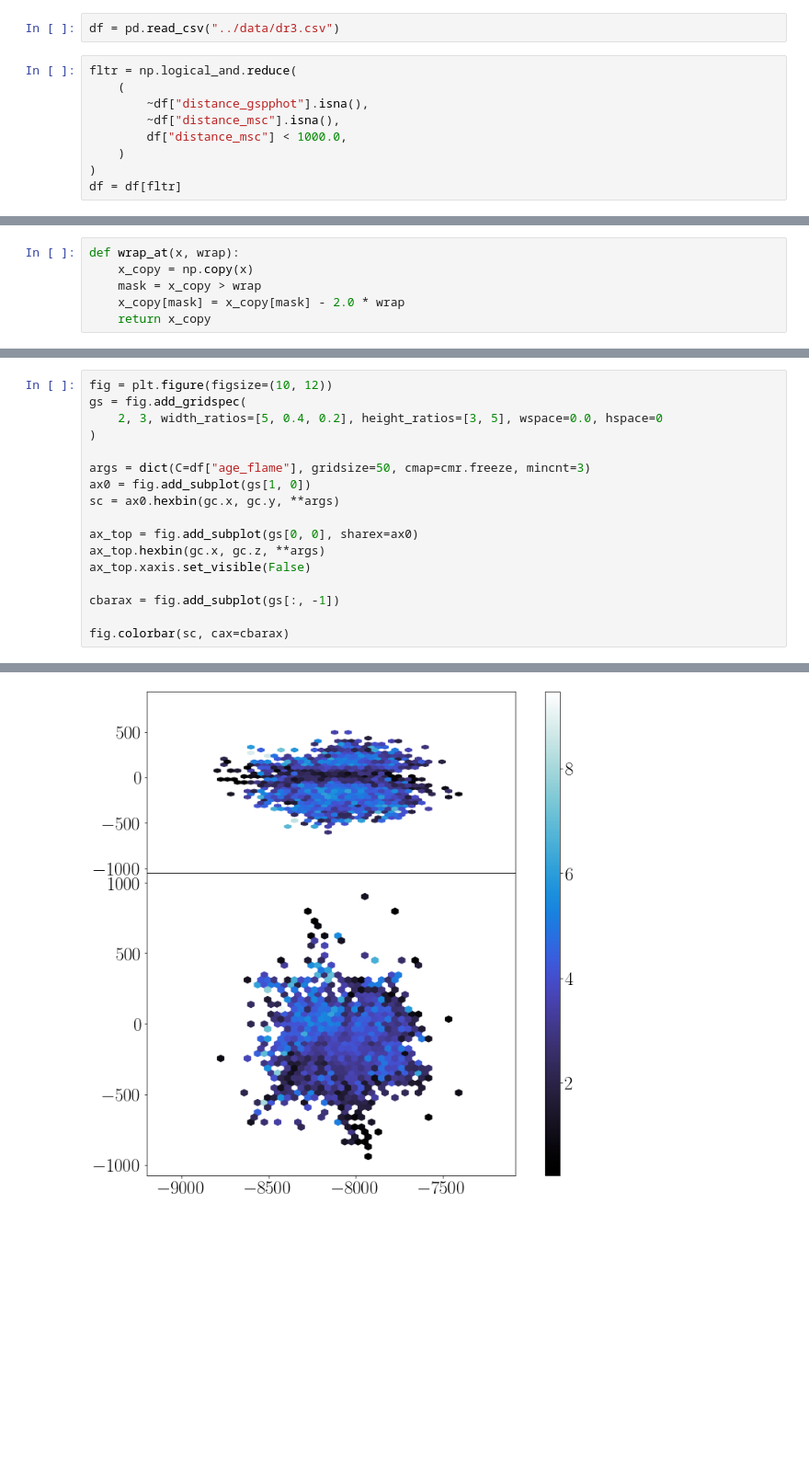
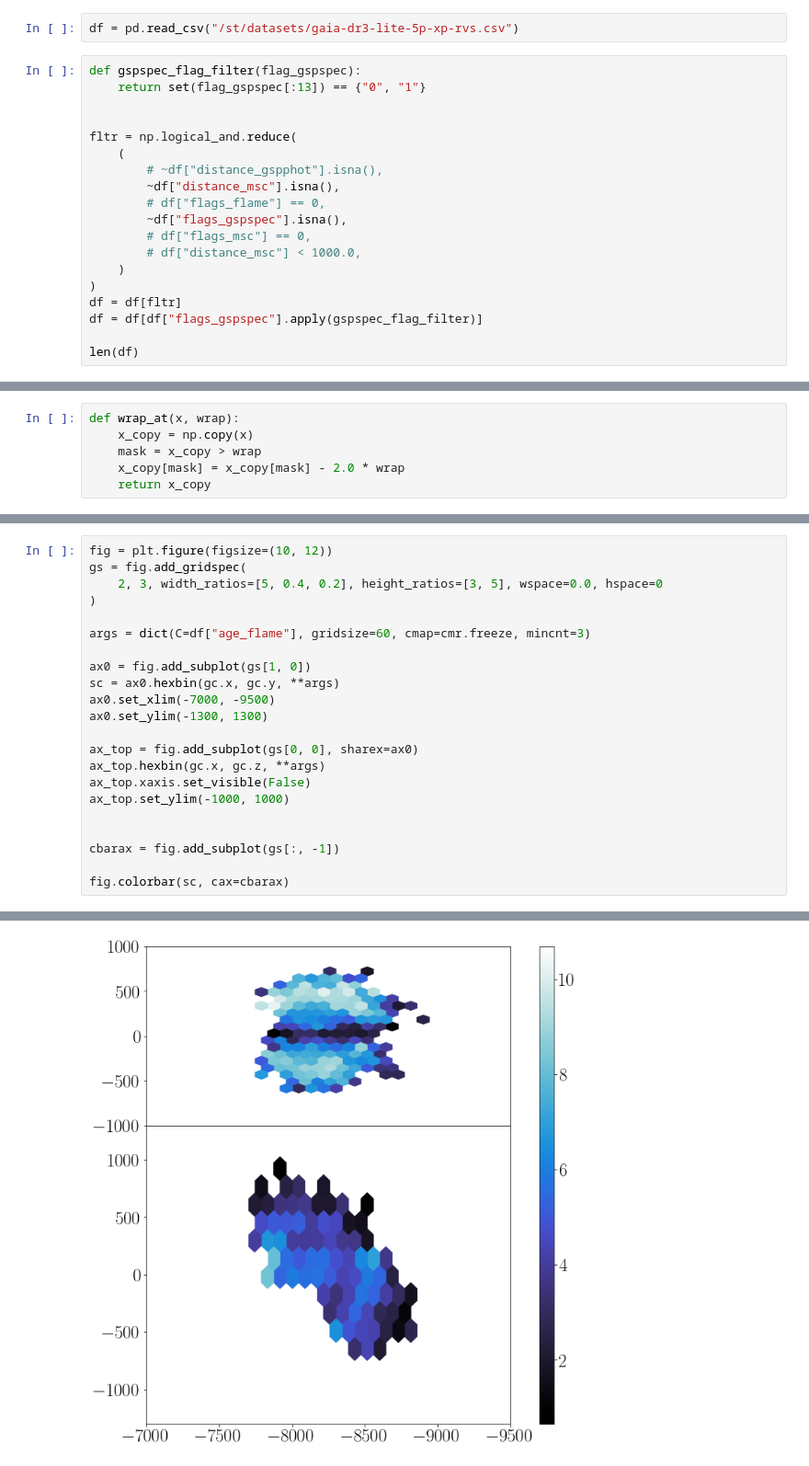
Before and after one commit to al-jshen/jx, a Jupyter notebook: notebooks/dr3.ipynb, the cells around one changed output, grey strips where cells are left out. Shown at 92% size. Saved outputs shown, nothing was run; the diff lists cells and outputs as text; blank space fills up the shorter version.

```diff
--- a/notebooks/dr3.ipynb
+++ b/notebooks/dr3.ipynb
@@ -105,11 +121,21 @@ WHERE gs."has_xp_sampled" = True
 # %%
-df = pd.read_csv("../data/dr3.csv")
+df = pd.read_csv("/st/datasets/gaia-dr3-lite-5p-xp-rvs.csv")
 # %%
+def gspspec_flag_filter(flag_gspspec):
+    return set(flag_gspspec[:13]) == {"0", "1"}
+
+
 fltr = np.logical_and.reduce(
     (
-        ~df["distance_gspphot"].isna(),
+        # ~df["distance_gspphot"].isna(),
         ~df["distance_msc"].isna(),
-        df["distance_msc"] < 1000.0,
+        # df["flags_flame"] == 0,
+        ~df["flags_gspspec"].isna(),
+        # df["flags_msc"] == 0,
+        # df["distance_msc"] < 1000.0,
     )
 )
 df = df[fltr]
+df = df[df["flags_gspspec"].apply(gspspec_flag_filter)]
+
+len(df)
@@ -183,20 +193,25 @@ radius = np.sqrt(np.sum(np.square(gc.cartesian.xyz[:2]), axis=0))
 # %%
 fig = plt.figure(figsize=(10, 12))
 gs = fig.add_gridspec(
     2, 3, width_ratios=[5, 0.4, 0.2], height_ratios=[3, 5], wspace=0.0, hspace=0
 )
 
-args = dict(C=df["age_flame"], gridsize=50, cmap=cmr.freeze, mincnt=3)
+args = dict(C=df["age_flame"], gridsize=60, cmap=cmr.freeze, mincnt=3)
+
 ax0 = fig.add_subplot(gs[1, 0])
 sc = ax0.hexbin(gc.x, gc.y, **args)
+ax0.set_xlim(-7000, -9500)
+ax0.set_ylim(-1300, 1300)
 
 ax_top = fig.add_subplot(gs[0, 0], sharex=ax0)
 ax_top.hexbin(gc.x, gc.z, **args)
 ax_top.xaxis.set_visible(False)
+ax_top.set_ylim(-1000, 1000)
+
 
 cbarax = fig.add_subplot(gs[:, -1])
 
 fig.colorbar(sc, cax=cbarax)
 # %% [output]
 <matplotlib.colorbar.Colorbar at 0x...>
-[figure, old version]
+[figure, new version]
```
Also changed, not shown: parts of 16 cells of this notebook, 6 other files.
